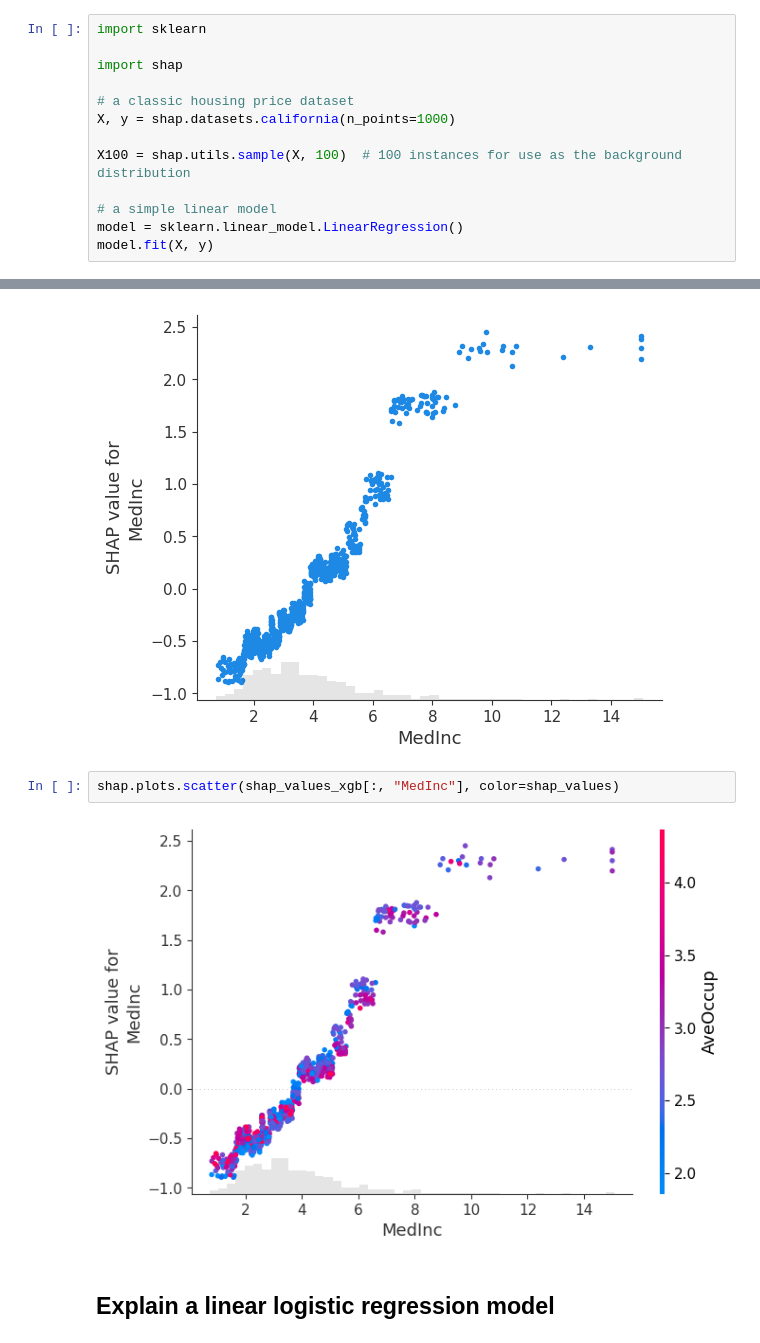
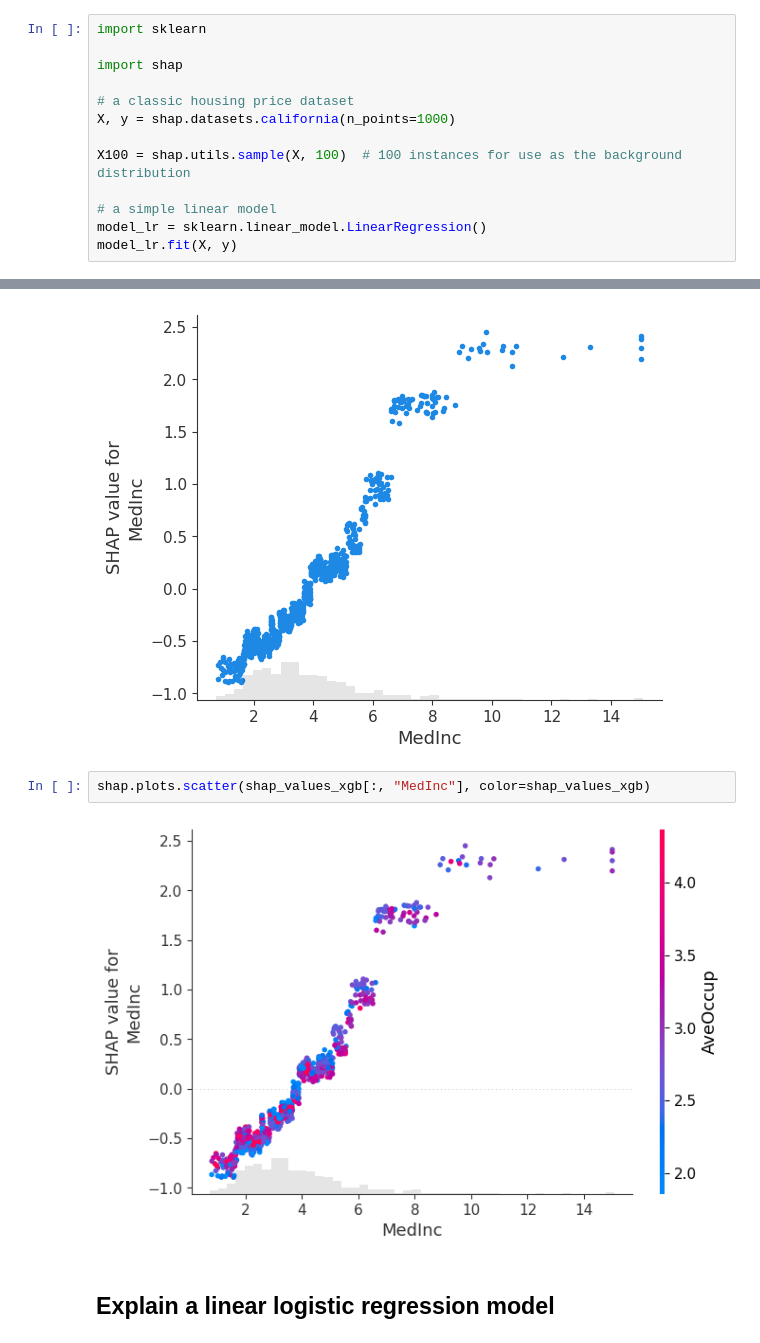
Before and after one commit to atulkumar2/shap, a Jupyter notebook: notebooks/overviews/An introduction to explainable AI with Shapley values.ipynb, the cells around one changed output, grey strips where cells are left out. Drawn from its saved outputs; the diff is of its cells as text.

```diff
--- a/notebooks/overviews/An introduction to explainable AI with Shapley values.ipynb
+++ b/notebooks/overviews/An introduction to explainable AI with Shapley values.ipynb
@@ -49,8 +49,8 @@ X, y = shap.datasets.california(n_points=1000)
 X100 = shap.utils.sample(X, 100)  # 100 instances for use as the background distribution
 
 # a simple linear model
-model = sklearn.linear_model.LinearRegression()
-model.fit(X, y)
+model_lr = sklearn.linear_model.LinearRegression()
+model_lr.fit(X, y)
 # %% [output]
 LinearRegression()
 # %% [markdown]
@@ -225,9 +227,9 @@ shap.plots.scatter(shap_values_xgb[:, "MedInc"])
 # %% [output]
 [figure]
 # %%
-shap.plots.scatter(shap_values_xgb[:, "MedInc"], color=shap_values)
+shap.plots.scatter(shap_values_xgb[:, "MedInc"], color=shap_values_xgb)
 # %% [output]
-[figure, old version]
+[figure, new version]
 # %% [markdown]
 <a id="logistic_regression"></a>
 
```
Also changed, not shown: parts of 30 cells of this notebook.
